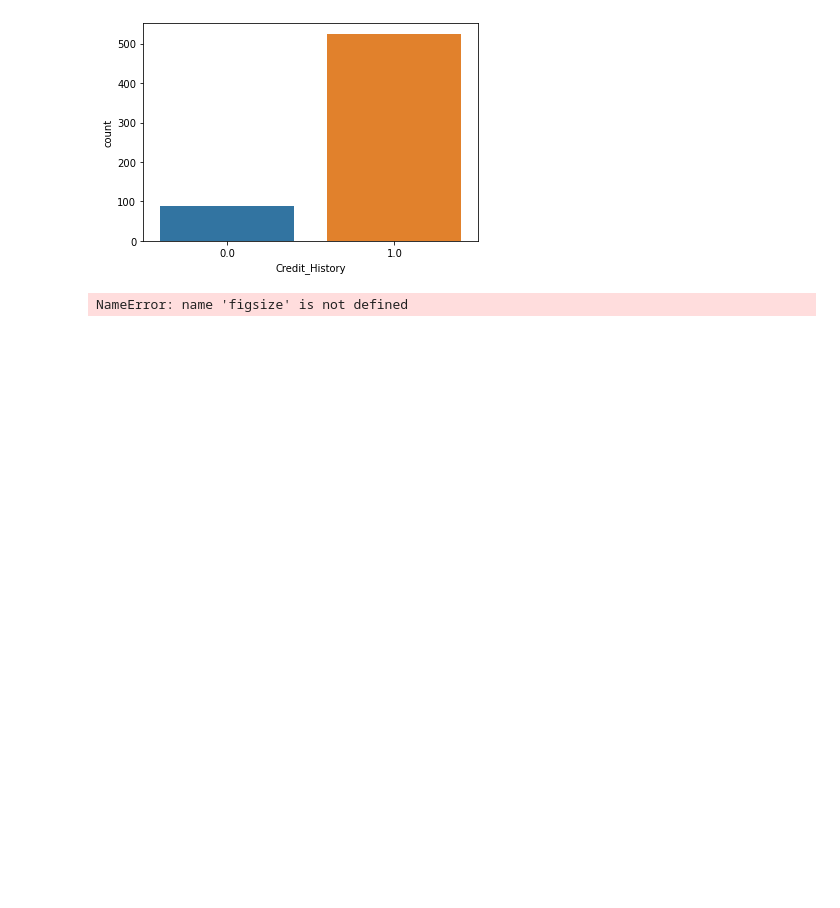
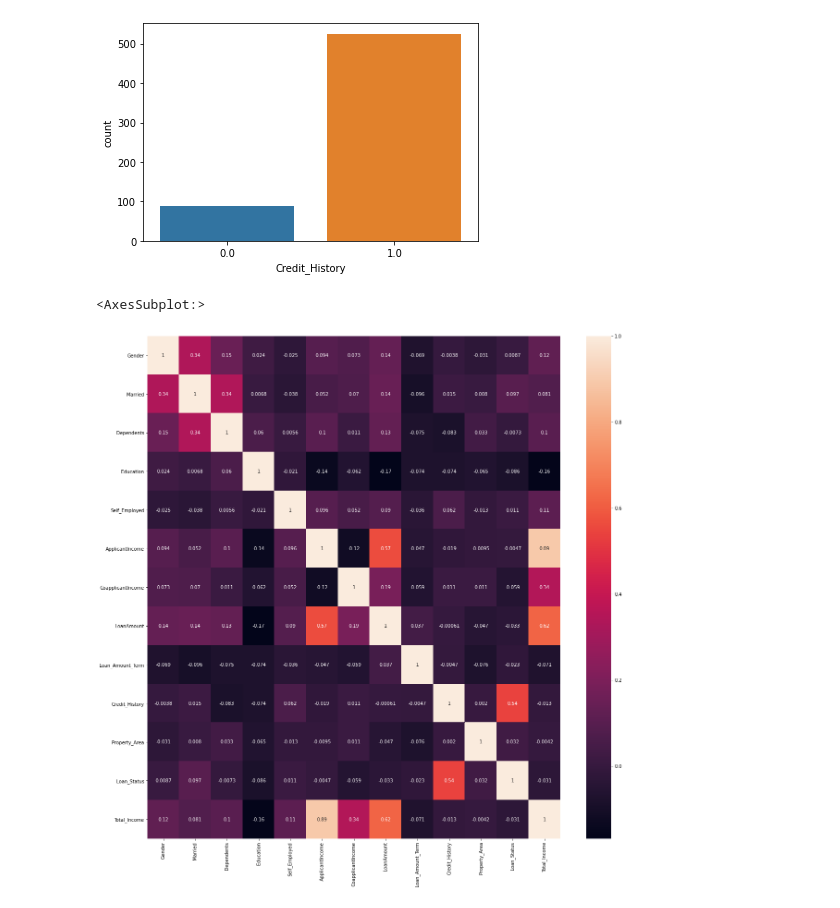
Before and after one commit to ashu741/HomeLoanPrediction, a Jupyter notebook: HomeLoanPrediction.ipynb, the cells around one changed output. Drawn from its saved outputs; the diff is of its cells as text; code cells hidden in the pictures; blank space fills up the shorter version.

```diff
--- a/HomeLoanPrediction.ipynb
+++ b/HomeLoanPrediction.ipynb
@@ -221,7 +221,8 @@ sns.countplot(train_data["Credit_History"])
 <AxesSubplot:xlabel='Credit_History', ylabel='count'>
 [figure]
 # %%
-plt.figure(figsize(20,20))
+plt.figure(figsize=(20,20))
 sns.heatmap(train_data.corr(),annot=True)
 # %% [output]
-NameError: name 'figsize' is not defined
+<AxesSubplot:>
+[figure, added]
```
